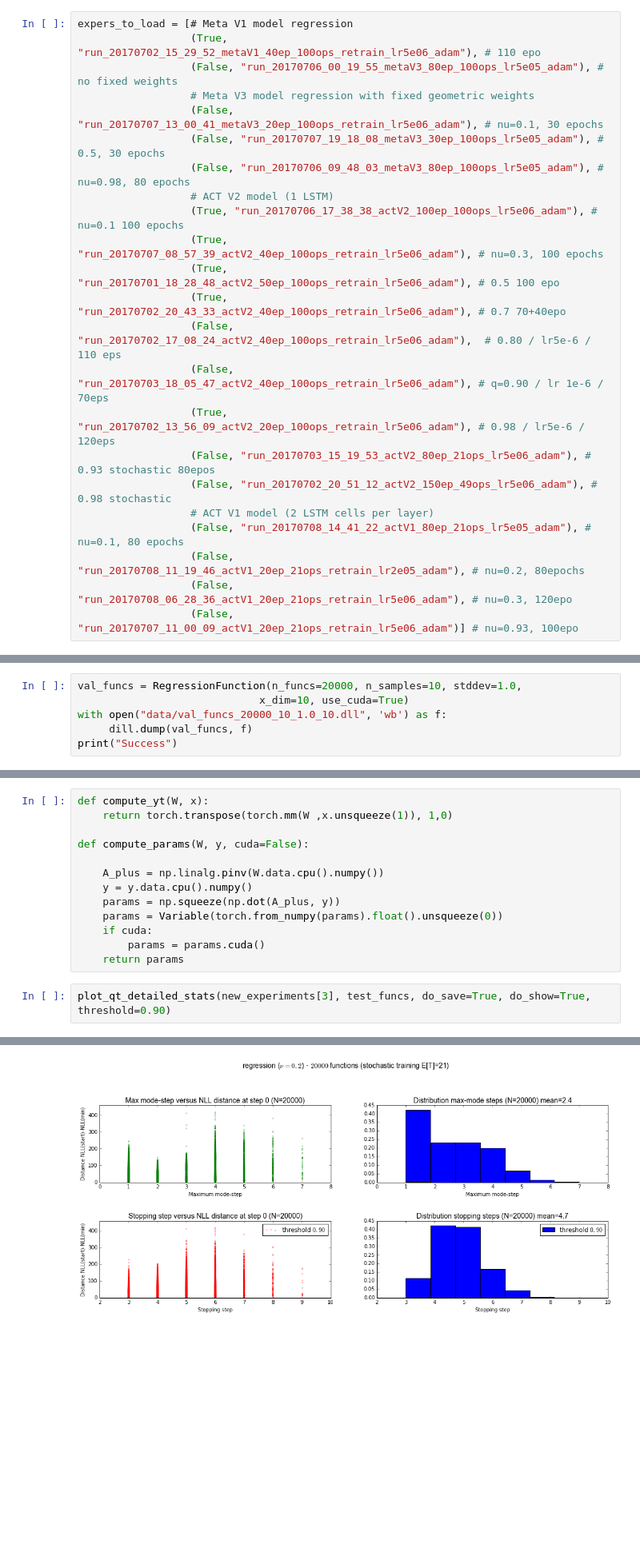
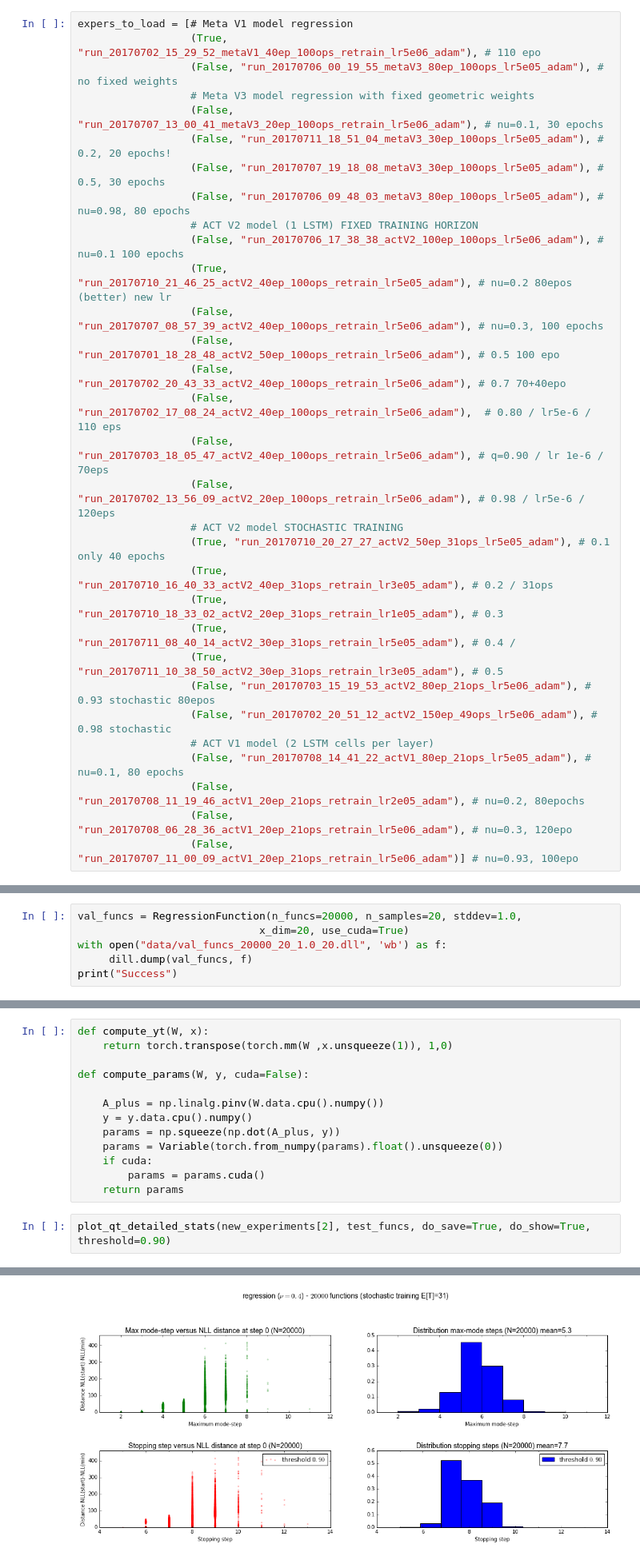
Before and after one commit to toologicbv/meta_learner, a Jupyter notebook: 10d_reg_results_20170623.ipynb, the cells around one changed output, grey strips where cells are left out. Shown at 80% size. Cells and saved outputs as stored; diff of their text form; blank space fills up the shorter version.

Commit message:
final adjustments to version6 10-dim regression before developing new model with stick-breaking

```diff
--- a/10d_reg_results_20170623.ipynb
+++ b/10d_reg_results_20170623.ipynb
@@ -47,16 +47,24 @@ expers_to_load = [# Meta V1 model regression
                   (False, "run_20170706_00_19_55_metaV3_80ep_100ops_lr5e05_adam"), # no fixed weights
                   # Meta V3 model regression with fixed geometric weights
                   (False, "run_20170707_13_00_41_metaV3_20ep_100ops_retrain_lr5e06_adam"), # nu=0.1, 30 epochs
+                  (False, "run_20170711_18_51_04_metaV3_30ep_100ops_lr5e05_adam"), # 0.2, 20 epochs!
                   (False, "run_20170707_19_18_08_metaV3_30ep_100ops_lr5e05_adam"), # 0.5, 30 epochs
                   (False, "run_20170706_09_48_03_metaV3_80ep_100ops_lr5e05_adam"), # nu=0.98, 80 epochs
-                  # ACT V2 model (1 LSTM)
-                  (True, "run_20170706_17_38_38_actV2_100ep_100ops_lr5e06_adam"), # nu=0.1 100 epochs
-                  (True, "run_20170707_08_57_39_actV2_40ep_100ops_retrain_lr5e06_adam"), # nu=0.3, 100 epochs
-                  (True, "run_20170701_18_28_48_actV2_50ep_100ops_retrain_lr5e06_adam"), # 0.5 100 epo
-                  (True, "run_20170702_20_43_33_actV2_40ep_100ops_retrain_lr5e06_adam"), # 0.7 70+40epo
+                  # ACT V2 model (1 LSTM) FIXED TRAINING HORIZON
+                  (False, "run_20170706_17_38_38_actV2_100ep_100ops_lr5e06_adam"), # nu=0.1 100 epochs
+                  (True, "run_20170710_21_46_25_actV2_40ep_100ops_retrain_lr5e05_adam"), # nu=0.2 80epos (better) new lr
+                  (False, "run_20170707_08_57_39_actV2_40ep_100ops_retrain_lr5e06_adam"), # nu=0.3, 100 epochs
+                  (False, "run_20170701_18_28_48_actV2_50ep_100ops_retrain_lr5e06_adam"), # 0.5 100 epo
+                  (False, "run_20170702_20_43_33_actV2_40ep_100ops_retrain_lr5e06_adam"), # 0.7 70+40epo
                   (False, "run_20170702_17_08_24_actV2_40ep_100ops_retrain_lr5e06_adam"),  # 0.80 / lr5e-6 / 110 eps
                   (False, "run_20170703_18_05_47_actV2_40ep_100ops_retrain_lr5e06_adam"), # q=0.90 / lr 1e-6 / 70eps
-                  (True, "run_20170702_13_56_09_actV2_20ep_100ops_retrain_lr5e06_adam"), # 0.98 / lr5e-6 / 120eps
+                  (False, "run_20170702_13_56_09_actV2_20ep_100ops_retrain_lr5e06_adam"), # 0.98 / lr5e-6 / 120eps
+                  # ACT V2 model STOCHASTIC TRAINING
+                  (True, "run_20170710_20_27_27_actV2_50ep_31ops_lr5e05_adam"), # 0.1 only 40 epochs
+                  (True, "run_20170710_16_40_33_actV2_40ep_31ops_retrain_lr3e05_adam"), # 0.2 / 31ops
+                  (True, "run_20170710_18_33_02_actV2_20ep_31ops_retrain_lr1e05_adam"), # 0.3
+                  (True, "run_20170711_08_40_14_actV2_30ep_31ops_retrain_lr5e05_adam"), # 0.4 /
+                  (True, "run_20170711_10_38_50_actV2_30ep_31ops_retrain_lr3e05_adam"), # 0.5
                   (False, "run_20170703_15_19_53_actV2_80ep_21ops_lr5e06_adam"), # 0.93 stochastic 80epos
                   (False, "run_20170702_20_51_12_actV2_150ep_49ops_lr5e06_adam"), # 0.98 stochastic
                   # ACT V1 model (2 LSTM cells per layer)
@@ -152,9 +144,9 @@ plot_parm_loss_steps(experiments, num_of_plots=4, do_show=True,
                      do_save=False, loss_type="loss", log_scale=False, max_step=20,
                     fig_name="metaV2_val_loss_during_training")
 # %%
-val_funcs = RegressionFunction(n_funcs=20000, n_samples=10, stddev=1.0,
-                             x_dim=10, use_cuda=True)
-with open("data/val_funcs_20000_10_1.0_10.dll", 'wb') as f:
+val_funcs = RegressionFunction(n_funcs=20000, n_samples=20, stddev=1.0,
+                             x_dim=20, use_cuda=True)
+with open("data/val_funcs_20000_20_1.0_20.dll", 'wb') as f:
      dill.dump(val_funcs, f)
 print("Success")
 # %% [output]
@@ -288,6 +282,6 @@ def compute_params(W, y, cuda=False):
         params = params.cuda()
     return params
 # %%
-plot_qt_detailed_stats(new_experiments[3], test_funcs, do_save=True, do_show=True, threshold=0.90)
+plot_qt_detailed_stats(new_experiments[2], test_funcs, do_save=True, do_show=True, threshold=0.90)
 # %% [output]
 Run with key 100
@@ -295,4 +289,4 @@ INFO - Successfully saved fig logs/run_20170708_11_19_46_actV1_20ep_21ops_retrai
-[figure, old version]
+[figure, new version]
 # %%
  #
 plot_kl_div_parts(new_experiments[1], save=False, show=True, final_terms=False, log_qt=True, plot_prior=True,
```
Also changed, not shown: parts of 5 cells of this notebook, 5 other files.
